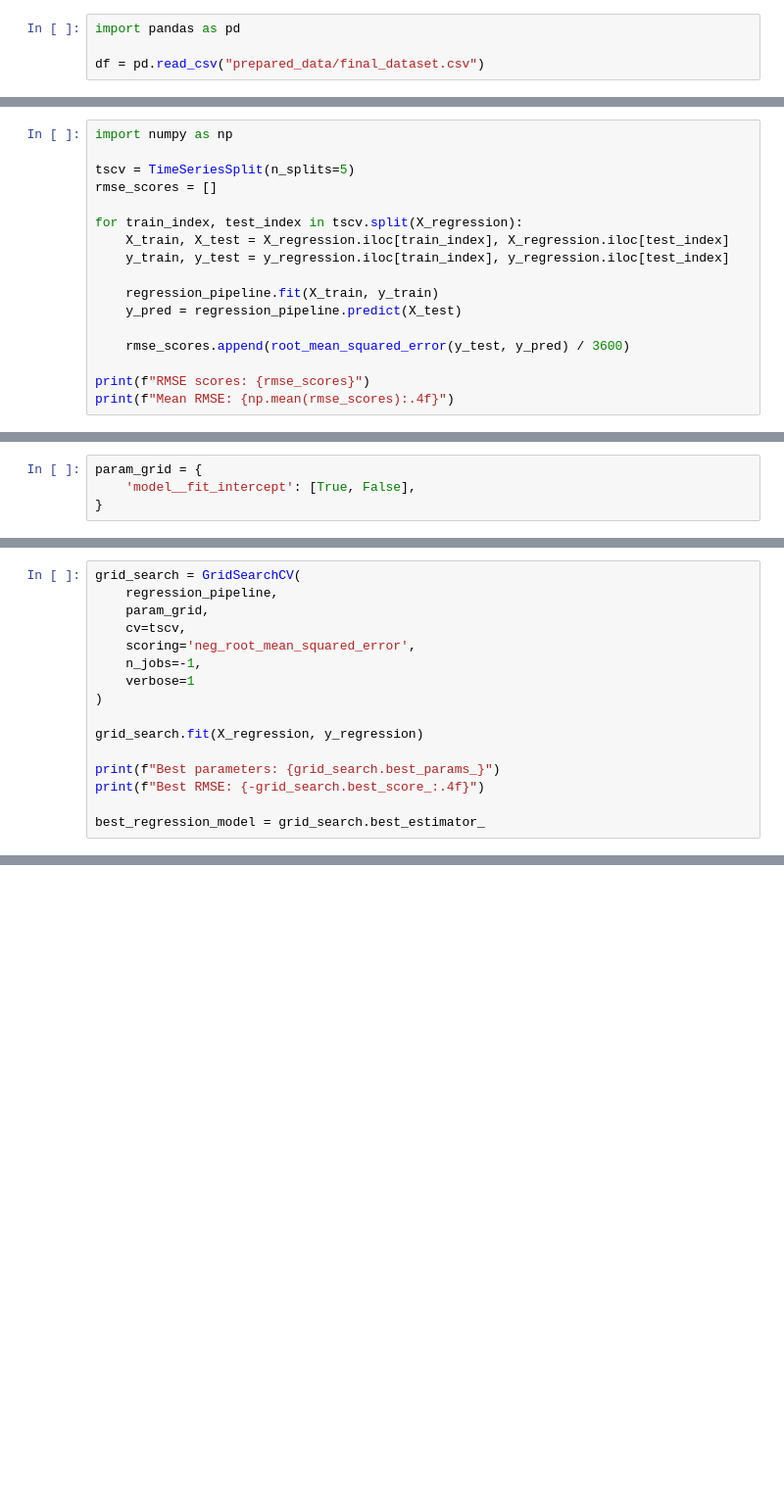
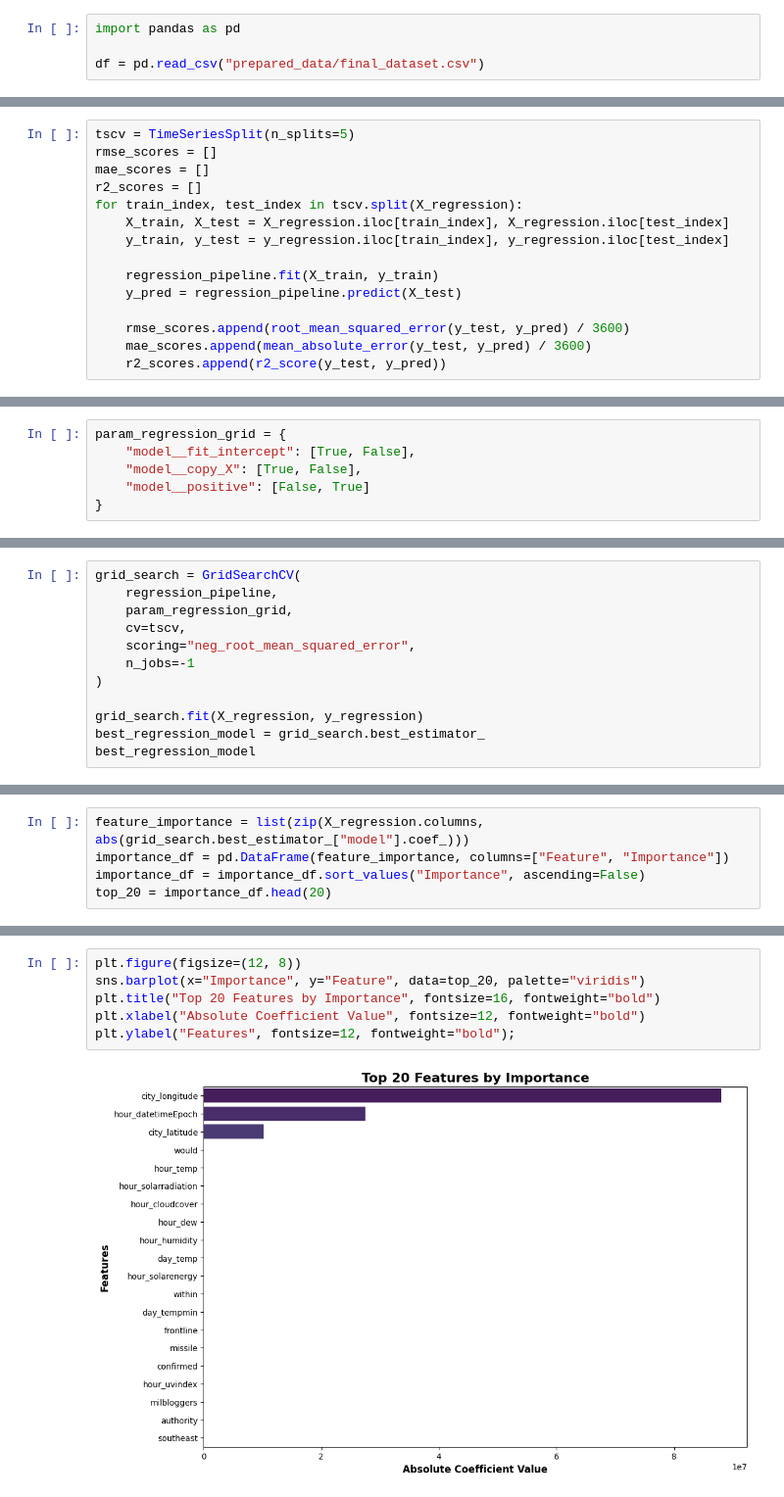
Before and after one commit to KonchakivskyiDanylo/PythonForDs, a Jupyter notebook: model.ipynb, the cells around one changed output, grey strips where cells are left out. Shown: that part at 98% size. Drawn from its saved outputs; the diff is of its cells as text; blank space fills up the shorter version.

Commit message:
Regression model retrained

```diff
--- a/model.ipynb
+++ b/model.ipynb
@@ -93,9 +84,8 @@ classification_pipeline = Pipeline([
 # %%
-import numpy as np
-
 tscv = TimeSeriesSplit(n_splits=5)
 rmse_scores = []
-
+mae_scores = []
+r2_scores = []
 for train_index, test_index in tscv.split(X_regression):
     X_train, X_test = X_regression.iloc[train_index], X_regression.iloc[test_index]
     y_train, y_test = y_regression.iloc[train_index], y_regression.iloc[test_index]
@@ -104,6 +94,5 @@ for train_index, test_index in tscv.split(X_regression):
     y_pred = regression_pipeline.predict(X_test)
 
     rmse_scores.append(root_mean_squared_error(y_test, y_pred) / 3600)
-
-print(f"RMSE scores: {rmse_scores}")
-print(f"Mean RMSE: {np.mean(rmse_scores):.4f}")
+    mae_scores.append(mean_absolute_error(y_test, y_pred) / 3600)
+    r2_scores.append(r2_score(y_test, y_pred))
@@ -113,4 +171,6 @@ Mean RMSE: 3.6174
 # %%
-param_grid = {
-    'model__fit_intercept': [True, False],
+param_regression_grid = {
+    "model__fit_intercept": [True, False],
+    "model__copy_X": [True, False],
+    "model__positive": [False, True]
 }
@@ -117,17 +181,13 @@ param_grid = {
 # %%
 grid_search = GridSearchCV(
     regression_pipeline,
-    param_grid,
+    param_regression_grid,
     cv=tscv,
-    scoring='neg_root_mean_squared_error',
-    n_jobs=-1,
-    verbose=1
+    scoring="neg_root_mean_squared_error",
+    n_jobs=-1
 )
 
 grid_search.fit(X_regression, y_regression)
-
-print(f"Best parameters: {grid_search.best_params_}")
-print(f"Best RMSE: {-grid_search.best_score_:.4f}")
-
 best_regression_model = grid_search.best_estimator_
+best_regression_model
 # %% [output]
@@ -171,0 +241,5 @@ The same results as we trained at the beggining
+# %%
+feature_importance = list(zip(X_regression.columns, abs(grid_search.best_estimator_["model"].coef_)))
+importance_df = pd.DataFrame(feature_importance, columns=["Feature", "Importance"])
+importance_df = importance_df.sort_values("Importance", ascending=False)
+top_20 = importance_df.head(20)
@@ -171,0 +248,8 @@ The same results as we trained at the beggining
+# %%
+plt.figure(figsize=(12, 8))
+sns.barplot(x="Importance", y="Feature", data=top_20, palette="viridis")
+plt.title("Top 20 Features by Importance", fontsize=16, fontweight="bold")
+plt.xlabel("Absolute Coefficient Value", fontsize=12, fontweight="bold")
+plt.ylabel("Features", fontsize=12, fontweight="bold");
+# %% [output]
+[figure, added]
```
Also changed, not shown: parts of 48 cells of this notebook.
